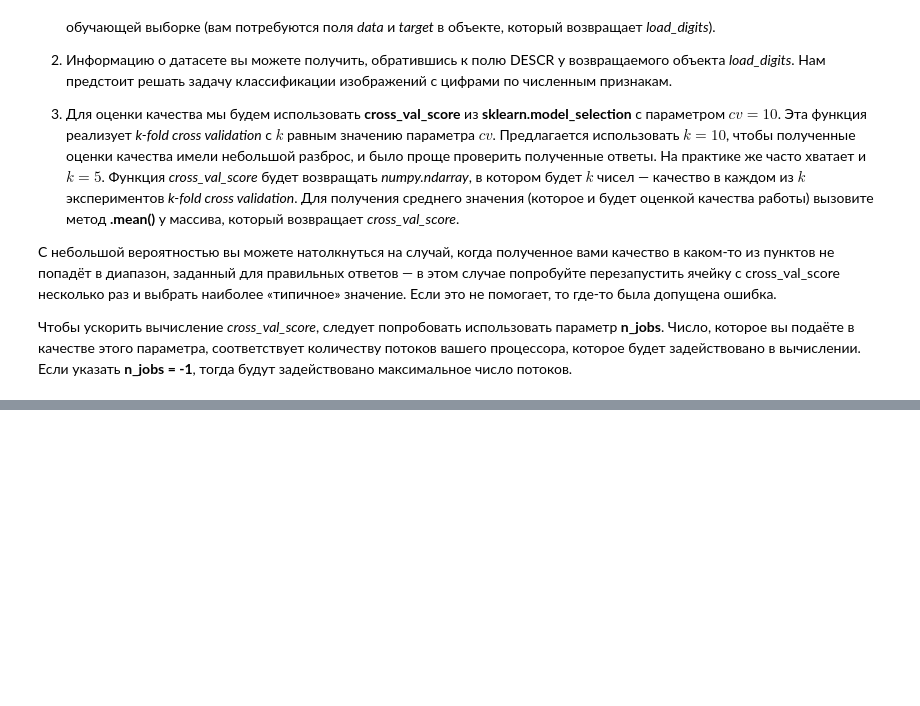
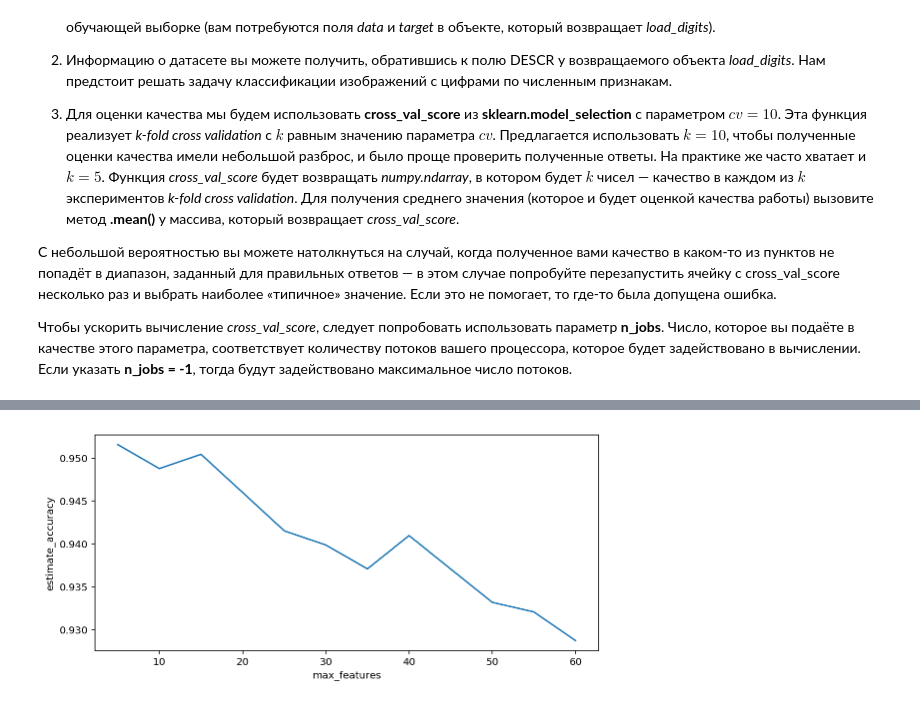
Before and after one commit to EmlAldr/SkillFactory, a Jupyter notebook: home_work/TestNote_22_ML_5_Решающие_деревья.ipynb, the cells around one changed output, grey strips where cells are left out. Saved outputs shown, nothing was run; the diff lists cells and outputs as text; code cells hidden in the pictures; blank space fills up the shorter version.

```diff
--- a/home_work/TestNote_22_ML_5_Решающие_деревья.ipynb
+++ b/home_work/TestNote_22_ML_5_Решающие_деревья.ipynb
@@ -818,0 +965,13 @@ def plot_predictions(X, y, clf, proba=False, points_size=7, xlabel='x', ylabel='
+# %%
+max_features_xx = []
+max_features_yy = []
+
+for i in range(5, d+1, 5):
+    max_features_xx.append(i)
+    max_features_yy.append(test_random_forest(max_features=i))
+
+plot_test_random_forest(np.array(max_features_xx),
+                        np.array(max_features_yy),
+                        'max_features')
+# %% [output]
+[figure, added]
```
Also changed, not shown: parts of 20 cells of this notebook, 6 other files.
